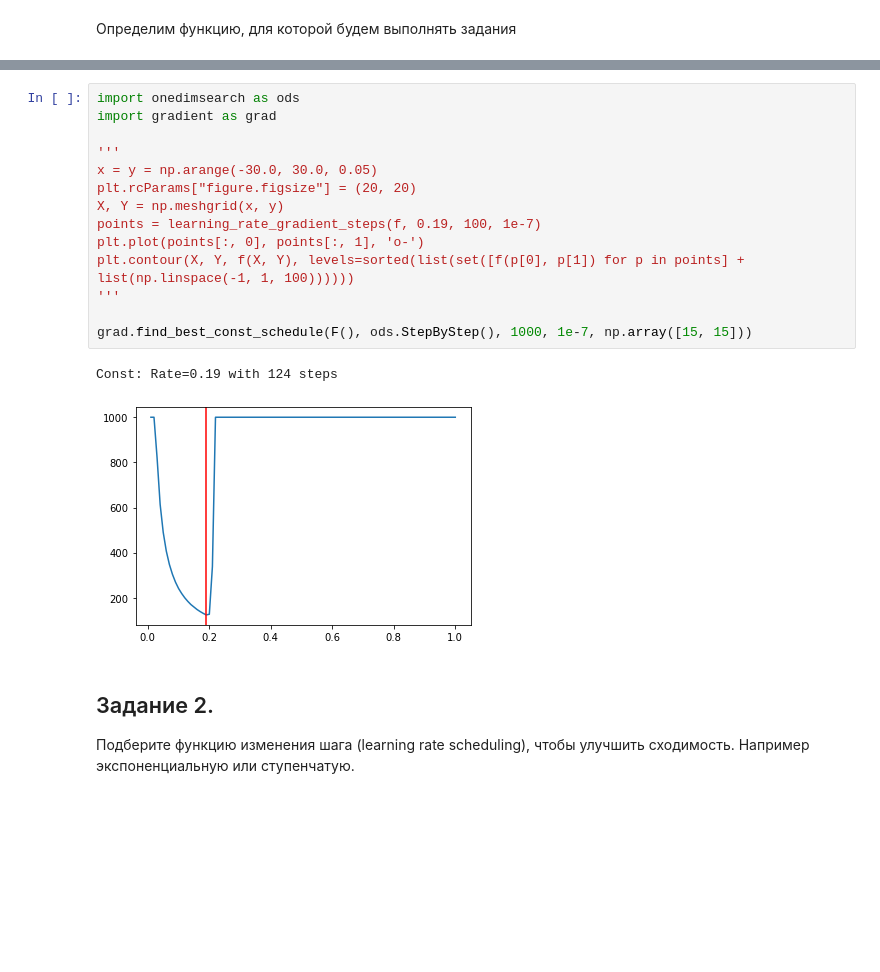
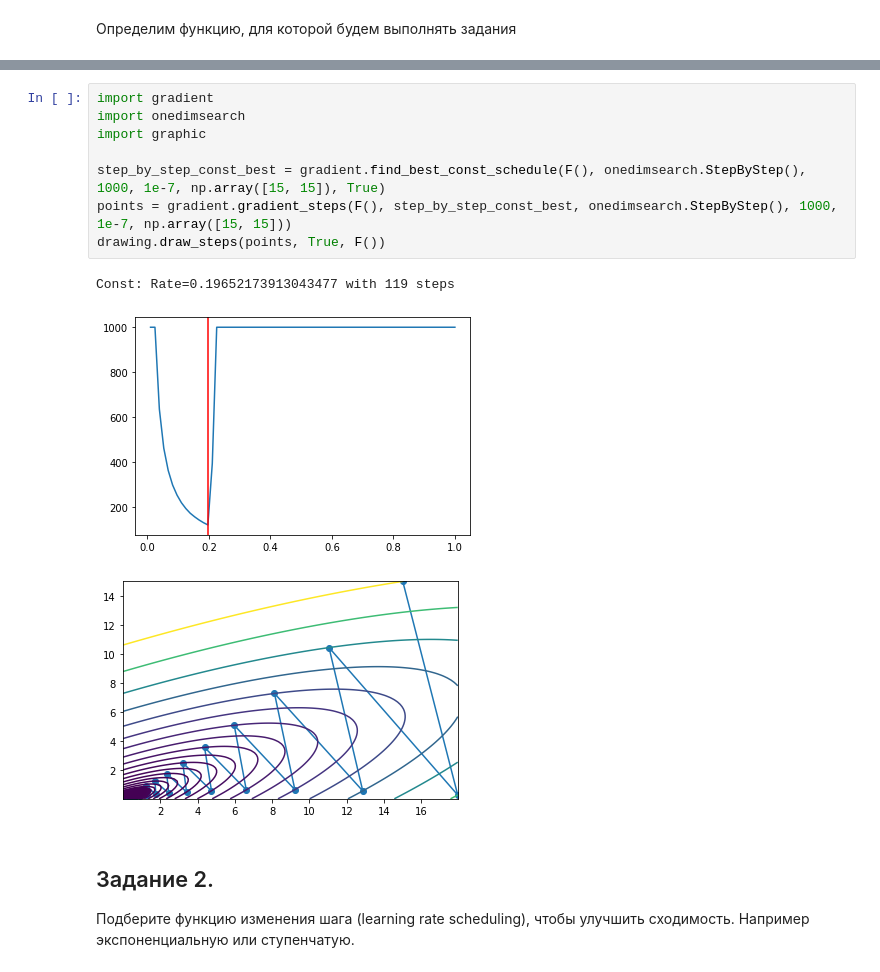
Before and after one commit to alexanderlvarfolomeev/meth-opt-1, a Jupyter notebook: methopts-01.ipynb, the cells around one changed output, grey strips where cells are left out. Saved outputs shown, nothing was run; the diff lists cells and outputs as text; blank space fills up the shorter version.

```diff
--- a/methopts-01.ipynb
+++ b/methopts-01.ipynb
@@ -22,20 +23,15 @@ g = G().draw()
-# %%
-import onedimsearch as ods
-import gradient as grad
-
-'''
-x = y = np.arange(-30.0, 30.0, 0.05)
-plt.rcParams["figure.figsize"] = (20, 20)
-X, Y = np.meshgrid(x, y)
-points = learning_rate_gradient_steps(f, 0.19, 100, 1e-7)
-plt.plot(points[:, 0], points[:, 1], 'o-')
-plt.contour(X, Y, f(X, Y), levels=sorted(list(set([f(p[0], p[1]) for p in points] + list(np.linspace(-1, 1, 100))))))
-'''
-
-grad.find_best_const_schedule(F(), ods.StepByStep(), 1000, 1e-7, np.array([15, 15]))
-# %% [output]
-Const: Rate=0.19 with 124 steps
-[figure, removed]
+# %%
+import gradient
+import onedimsearch
+import graphic
+
+step_by_step_const_best = gradient.find_best_const_schedule(F(), onedimsearch.StepByStep(), 1000, 1e-7, np.array([15, 15]), True)
+points = gradient.gradient_steps(F(), step_by_step_const_best, onedimsearch.StepByStep(), 1000, 1e-7, np.array([15, 15]))
+drawing.draw_steps(points, True, F())
+# %% [output]
+Const: Rate=0.19652173913043477 with 119 steps
+[figure, added]
+[figure, added]
 # %% [markdown]
 ## Задание 2.
 Подберите функцию изменения шага (learning rate scheduling), чтобы улучшить сходимость. Например экспоненциальную или ступенчатую.
```
Also changed, not shown: parts of 12 cells of this notebook, 4 other files.
